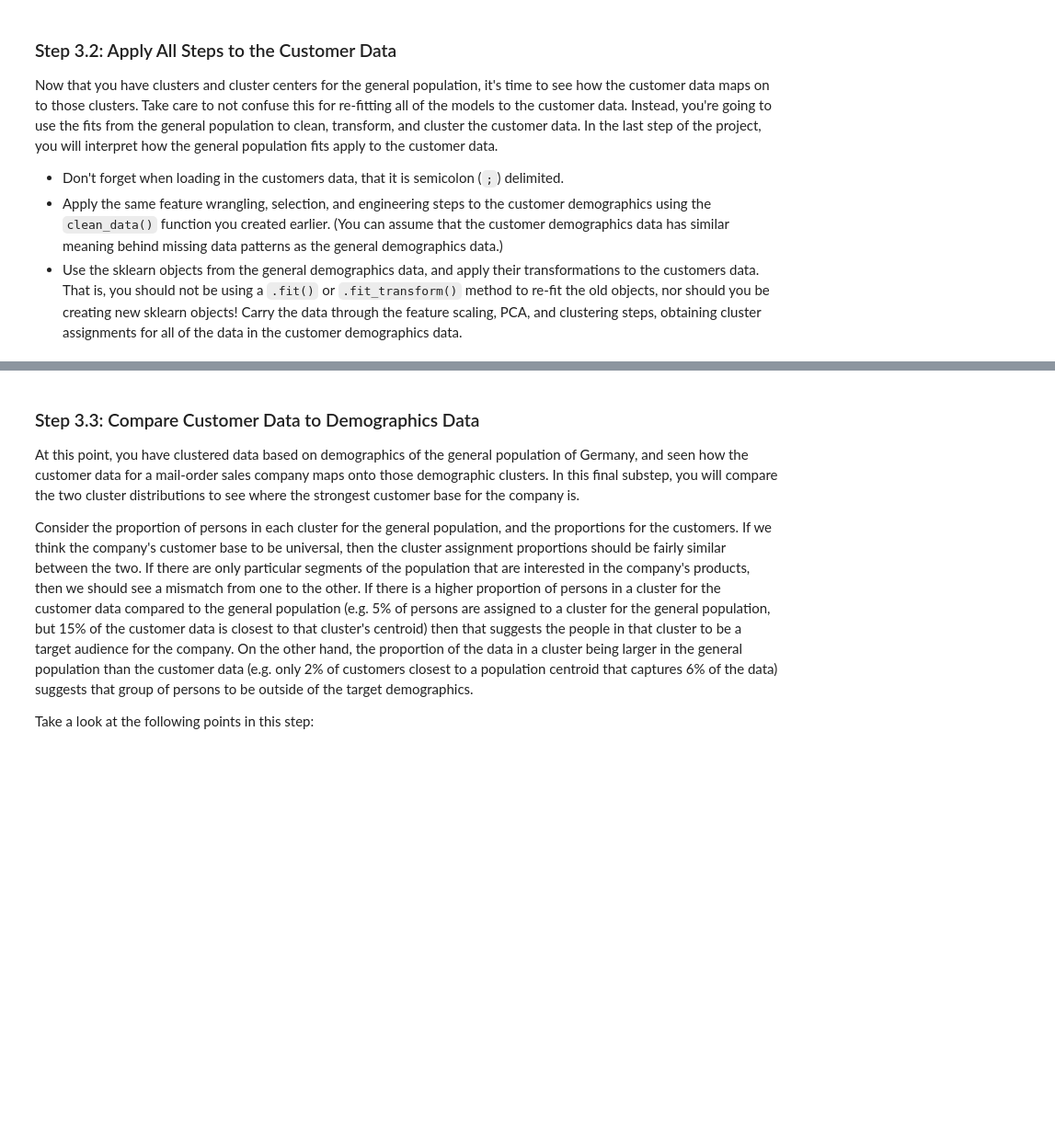
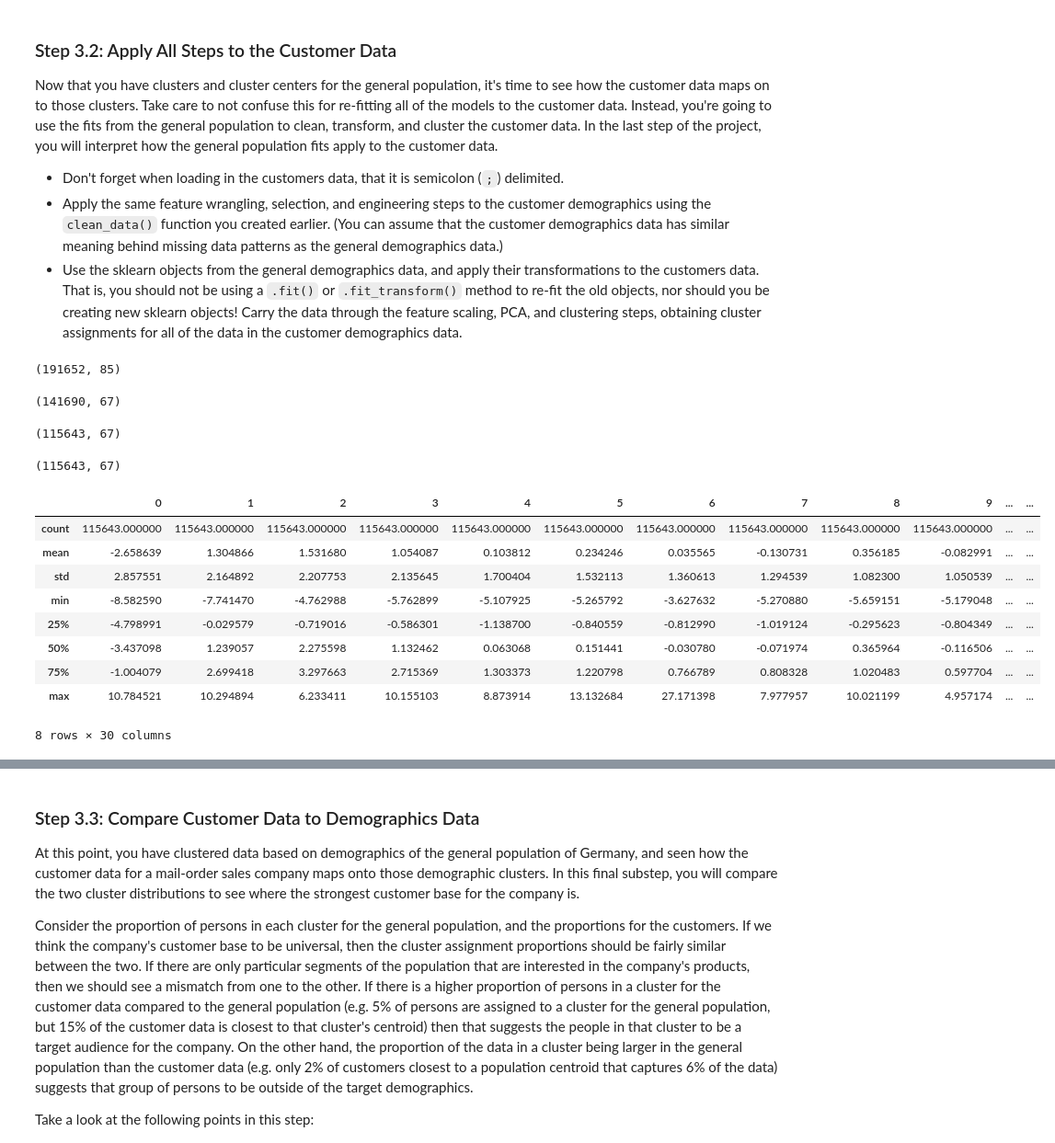
Before and after one commit to immbaur/IntroToML-Unsupervised-Learning, a Jupyter notebook: Identify_Customer_Segments.ipynb, the cells around one changed output, grey strips where cells are left out. Shown: that part at 92% size. Drawn from its saved outputs; the diff is of its cells as text; code cells hidden in the pictures; blank space fills up the shorter version.

```diff
--- a/Identify_Customer_Segments.ipynb
+++ b/Identify_Customer_Segments.ipynb
@@ -998,8 +1089,44 @@ Now that you have clusters and cluster centers for the general population, it's
 - Use the sklearn objects from the general demographics data, and apply their transformations to the customers data. That is, you should not be using a `.fit()` or `.fit_transform()` method to re-fit the old objects, nor should you be creating new sklearn objects! Carry the data through the feature scaling, PCA, and clustering steps, obtaining cluster assignments for all of the data in the customer demographics data.
 # %%
 # Load in the customer demographics data.
-customers =
+customers = pd.read_csv('Udacity_CUSTOMERS_Subset.csv', sep=';')
+customers.shape
+# %% [output]
+(191652, 85)
 # %%
 # Apply preprocessing, feature transformation, and clustering from the general
 # demographics onto the customer data, obtaining cluster predictions for the
 # customer demographics data.
+
+customers_processed = clean_data(customers)
+customers_processed.shape
+# %% [output]
+(141690, 67)
+# %%
+# remove rows with missing values (NaN)
+customers_processed = customers_processed[customers_processed.isnull().sum(axis=1).astype(bool) == False]
+customers_processed.shape
+# %% [output]
+(115643, 67)
+# %%
+# scale customer data
+customers_scaled = scaler.transform(customers_processed)
+customers_scaled = pd.DataFrame(customers_scaled, columns=customers_processed.columns)
+customers_scaled.shape
+# %% [output]
+(115643, 67)
+# %%
+# dimensionality reduction pased on fitted pca (30 components)
+customers_pca = pd.DataFrame(pca_30.transform(customers_scaled))
+customers_pca.describe()
+# %% [output]
+|  | 0 | 1 | 2 | 3 | 4 | 5 | 6 | 7 | 8 | 9 | ... | ... |
+| count | 115643.000000 | 115643.000000 | 115643.000000 | 115643.000000 | 115643.000000 | 115643.000000 | 115643.000000 | 115643.000000 | 115643.000000 | 115643.000000 | ... | ... |
+| mean | -2.658639 | 1.304866 | 1.531680 | 1.054087 | 0.103812 | 0.234246 | 0.035565 | -0.130731 | 0.356185 | -0.082991 | ... | ... |
+| std | 2.857551 | 2.164892 | 2.207753 | 2.135645 | 1.700404 | 1.532113 | 1.360613 | 1.294539 | 1.082300 | 1.050539 | ... | ... |
+| min | -8.582590 | -7.741470 | -4.762988 | -5.762899 | -5.107925 | -5.265792 | -3.627632 | -5.270880 | -5.659151 | -5.179048 | ... | ... |
+| 25% | -4.798991 | -0.029579 | -0.719016 | -0.586301 | -1.138700 | -0.840559 | -0.812990 | -1.019124 | -0.295623 | -0.804349 | ... | ... |
+| 50% | -3.437098 | 1.239057 | 2.275598 | 1.132462 | 0.063068 | 0.151441 | -0.030780 | -0.071974 | 0.365964 | -0.116506 | ... | ... |
+| 75% | -1.004079 | 2.699418 | 3.297663 | 2.715369 | 1.303373 | 1.220798 | 0.766789 | 0.808328 | 1.020483 | 0.597704 | ... | ... |
+| max | 10.784521 | 10.294894 | 6.233411 | 10.155103 | 8.873914 | 13.132684 | 27.171398 | 7.977957 | 10.021199 | 4.957174 | ... | ... |
+8 rows × 30 columns
```
Also changed, not shown: parts of 29 cells of this notebook, 1 other file.
